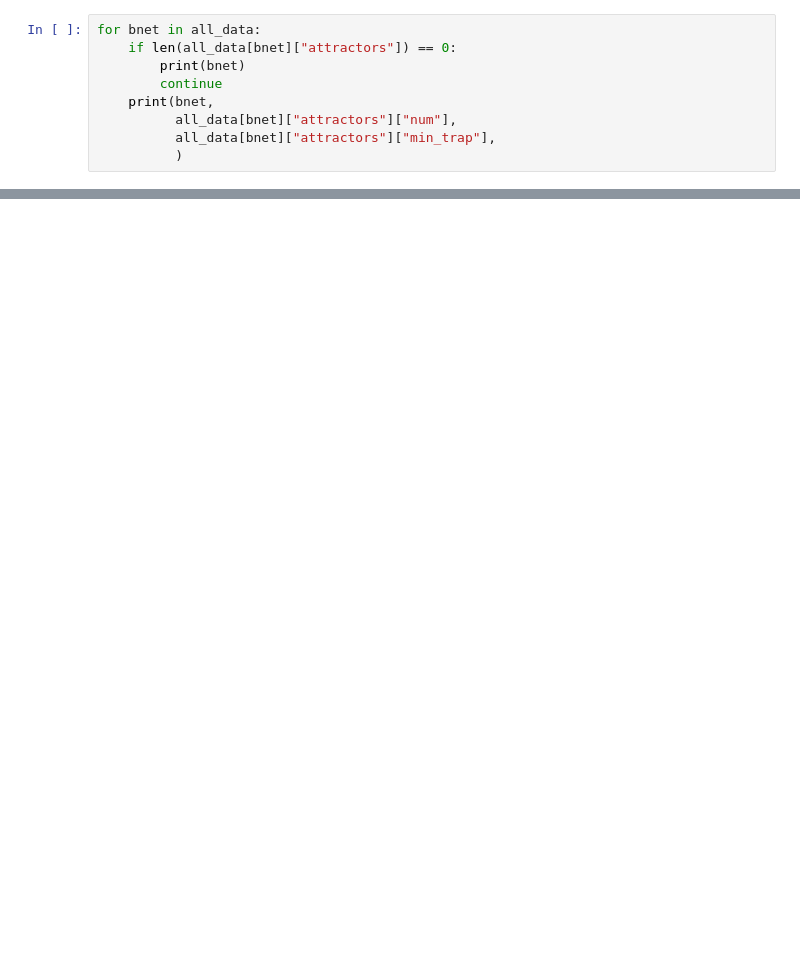
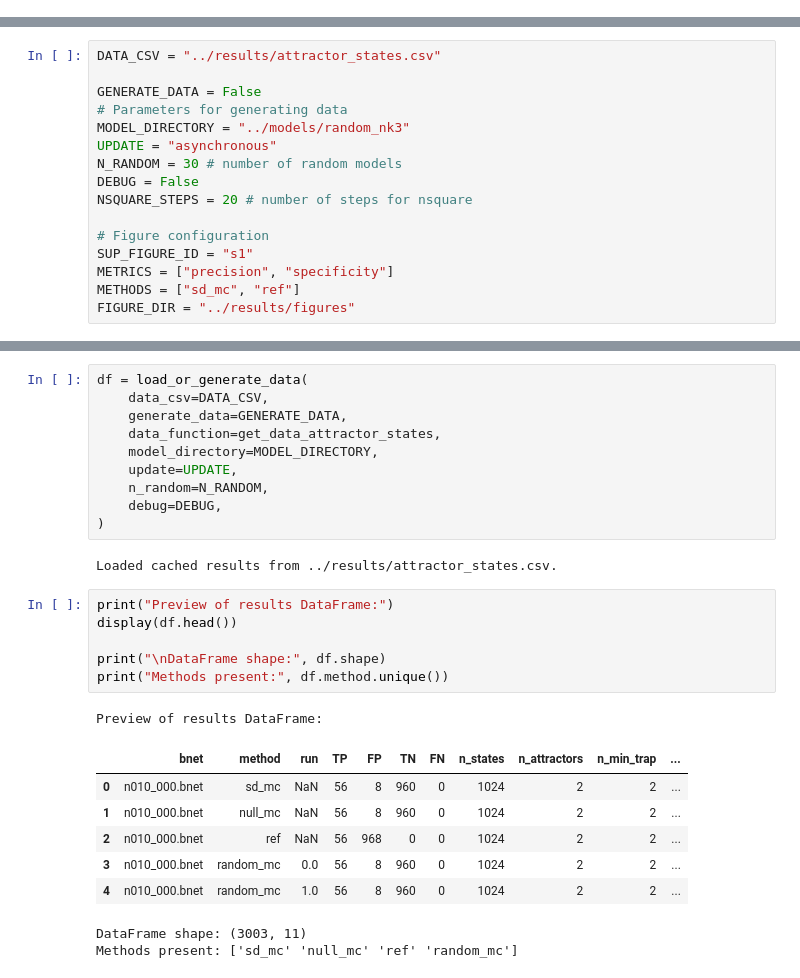
Before and after one commit to kyuhyongpark/sdmarkov, a Jupyter notebook: notebooks/attractor_states.ipynb, the cells around one changed output, grey strips where cells are left out. Drawn from its saved outputs; the diff is of its cells as text; blank space fills up the shorter version.

Commit message:
refactor attractor states notebook

```diff
--- a/notebooks/attractor_states.ipynb
+++ b/notebooks/attractor_states.ipynb
@@ -132,9 +0,0 @@ Reading file: n010_099.bnet
-# %%
-for bnet in all_data:
-    if len(all_data[bnet]["attractors"]) == 0:
-        print(bnet)
-        continue
-    print(bnet,
-          all_data[bnet]["attractors"]["num"],
-          all_data[bnet]["attractors"]["min_trap"],
-          )
@@ -268,0 +1,16 @@ plot_precision_and_specificity(TP, FP, TN, FN)
+# %%
+DATA_CSV = "../results/attractor_states.csv"
+
+GENERATE_DATA = False
+# Parameters for generating data
+MODEL_DIRECTORY = "../models/random_nk3"
+UPDATE = "asynchronous"
+N_RANDOM = 30 # number of random models
+DEBUG = False
+NSQUARE_STEPS = 20 # number of steps for nsquare
+
+# Figure configuration
+SUP_FIGURE_ID = "s1"
+METRICS = ["precision", "specificity"]
+METHODS = ["sd_mc", "ref"]
+FIGURE_DIR = "../results/figures"
@@ -268,0 +138,28 @@ plot_precision_and_specificity(TP, FP, TN, FN)
+# %%
+df = load_or_generate_data(
+    data_csv=DATA_CSV,
+    generate_data=GENERATE_DATA,
+    data_function=get_data_attractor_states,
+    model_directory=MODEL_DIRECTORY,
+    update=UPDATE,
+    n_random=N_RANDOM,
+    debug=DEBUG,
+)
+# %% [output]
+Loaded cached results from ../results/attractor_states.csv.
+# %%
+print("Preview of results DataFrame:")
+display(df.head())
+
+print("\nDataFrame shape:", df.shape)
+print("Methods present:", df.method.unique())
+# %% [output]
+Preview of results DataFrame:
+|  | bnet | method | run | TP | FP | TN | FN | n_states | n_attractors | n_min_trap | ... |
+| 0 | n010_000.bnet | sd_mc | NaN | 56 | 8 | 960 | 0 | 1024 | 2 | 2 | ... |
+| 1 | n010_000.bnet | null_mc | NaN | 56 | 8 | 960 | 0 | 1024 | 2 | 2 | ... |
+| 2 | n010_000.bnet | ref | NaN | 56 | 968 | 0 | 0 | 1024 | 2 | 2 | ... |
+| 3 | n010_000.bnet | random_mc | 0.0 | 56 | 8 | 960 | 0 | 1024 | 2 | 2 | ... |
+| 4 | n010_000.bnet | random_mc | 1.0 | 56 | 8 | 960 | 0 | 1024 | 2 | 2 | ... |
+DataFrame shape: (3003, 11)
+Methods present: ['sd_mc' 'null_mc' 'ref' 'random_mc']
```
Also changed, not shown: parts of 15 cells of this notebook, 7 other files.
